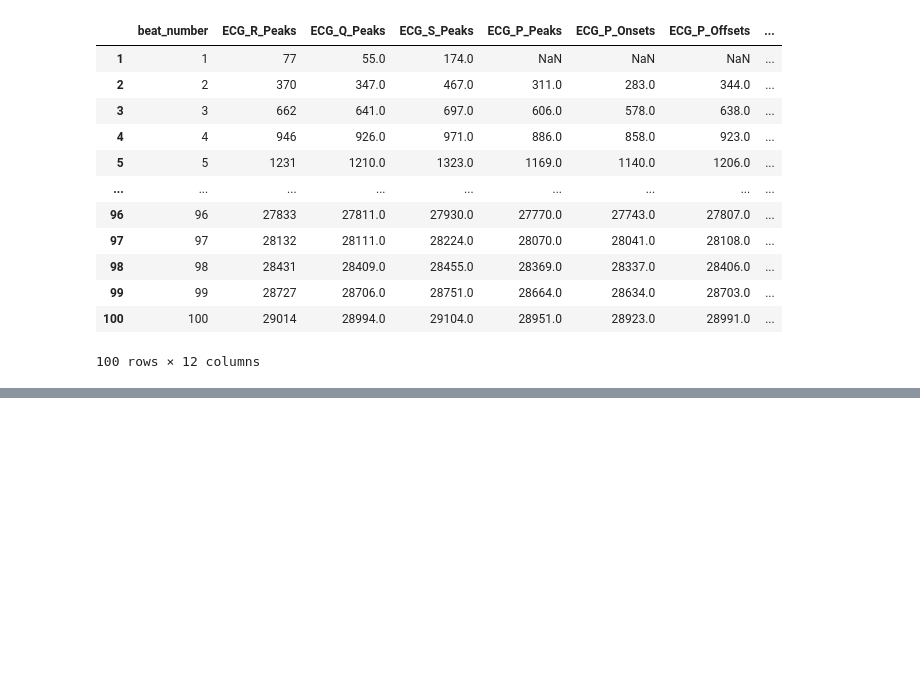
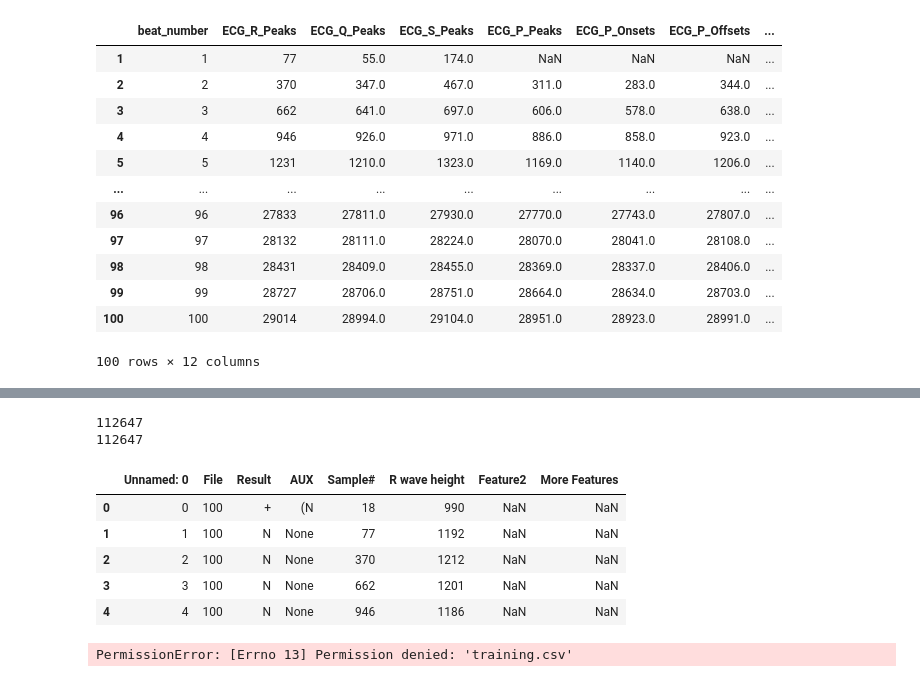
Before and after one commit to aartisinghh/Sensights, a Jupyter notebook: Recording features.ipynb, the cells around one changed output, grey strips where cells are left out. Saved outputs shown, nothing was run; the diff lists cells and outputs as text; code cells hidden in the pictures; blank space fills up the shorter version.

```diff
--- a/Recording features.ipynb
+++ b/Recording features.ipynb
@@ -9,7 +11,7 @@ import csv
 Read in the Training file
 # %%
 AnnotatedFileNames=[*range(100,125)]+[*range(200,235)]
-remove=[110,113,120,204,206,211,216,218,224,225,226,227,229]
+remove=[110,120,204,206,211,216,218,224,225,226,227,229]
 for i in remove:
     AnnotatedFileNames.remove(i)
 # %% [markdown]
@@ -26,6 +28,8 @@ print(len(temp))
 #read and collect features infomation from all files
 tempFeatures=pd.DataFrame()
 for file in AnnotatedFileNames:
+    if file == 113:
+        tempFeatures=pd.concat([tempFeatures,Bryson.NerokitExtraction(file)])
     tempFeatures=pd.concat([tempFeatures,Bryson.NerokitExtraction(file)])
 
 print(len(tempFeatures))
@@ -73,6 +77,6 @@ tempFeatures.head(100)
 # %%
 tempFeatures.to_csv('testFeatures.csv')
 # %%
-tempFeatures=pd.DataFrame()
+tempAUX=pd.DataFrame()
 for file in AnnotatedFileNames:
-    tempFeatures=pd.concat([tempFeatures,Bryson.AUX_Extract(file)])
+    tempAUX=pd.concat([tempAUX,Bryson.AUX_Extract(file)])
@@ -78,0 +105,21 @@ for file in AnnotatedFileNames:
+# %%
+Training=pd.read_csv("training.csv")
+Training.head()
+aux=np.array(tempAUX['AUX'])
+print(len(aux))
+print(len(Training))
+Training.insert(3,'AUX',aux)
+Training.head()
+# %% [output]
+112647
+112647
+|  | Unnamed: 0 | File | Result | AUX | Sample# | R wave height | Feature2 | More Features |
+| 0 | 0 | 100 | + | (N | 18 | 990 | NaN | NaN |
+| 1 | 1 | 100 | N | None | 77 | 1192 | NaN | NaN |
+| 2 | 2 | 100 | N | None | 370 | 1212 | NaN | NaN |
+| 3 | 3 | 100 | N | None | 662 | 1201 | NaN | NaN |
+| 4 | 4 | 100 | N | None | 946 | 1186 | NaN | NaN |
+# %%
+Training.to_csv('training.csv')
+# %% [output]
+PermissionError: [Errno 13] Permission denied: 'training.csv'
```
Also changed, not shown: parts of 3 cells of this notebook, 1 other file.
